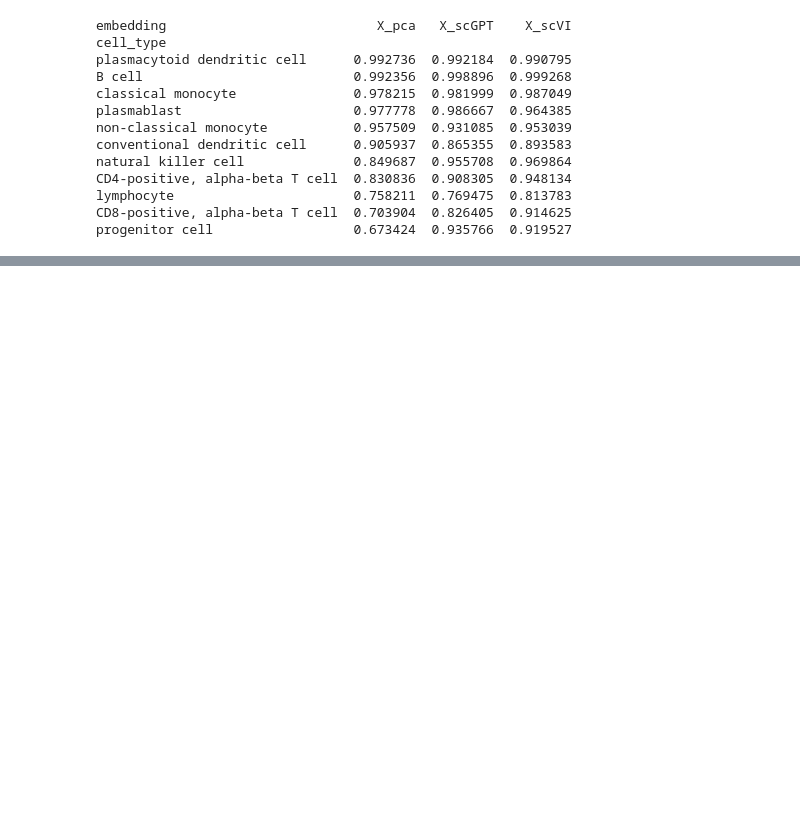
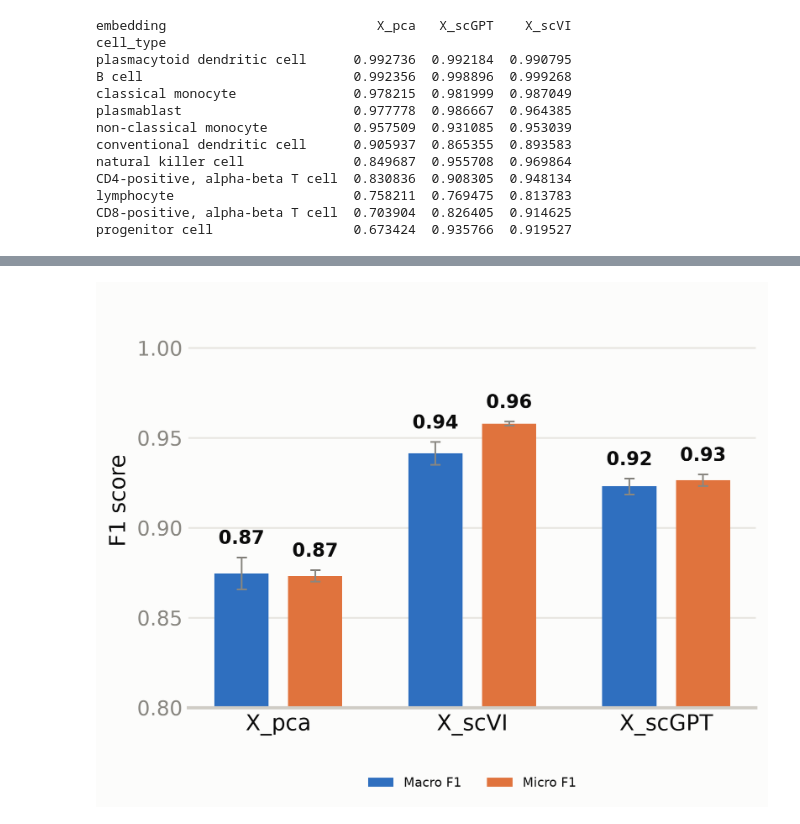
Before and after one commit to Melirie/ramming_lab_code, a Jupyter notebook: 03_inspect_embedded_scgpt.ipynb, the cells around one changed output, grey strips where cells are left out. Cells and saved outputs as stored; diff of their text form; code cells hidden in the pictures; blank space fills up the shorter version.

```diff
--- a/03_inspect_embedded_scgpt.ipynb
+++ b/03_inspect_embedded_scgpt.ipynb
@@ -87,3 +33,7 @@ def scib_eval(adata, batch_key, cell_type_key, embed_key):
+# %%
+# --- output location ---
+plots_dir = Path("./plots")
+plots_dir.mkdir(exist_ok=True)
 # %%
 adata = sc.read_h5ad("data/adata_embedded.h5ad")
 X = adata.X.toarray() if hasattr(adata.X, "toarray") else adata.X
@@ -659 +208,81 @@ for rep in embeddings:
+# %%
+# --- style constants ---
+SURFACE = "#fcfcfb"
+COLOR_TEXT_PRIMARY = "#0b0b0b"
+COLOR_TEXT_MUTED = "#898781"
+COLOR_GRID = "#e6e4df"
+COLOR_AXIS = "#cfccc5"
+COLOR_MACRO = "#2f6fbf"   # blue
+COLOR_MICRO = "#e0733d"   # orange
+
+
+# --- data ---
+embeddings = list(summary_df.index)   # ["X_pca", "X_scVI", "X_scGPT"]
+x = np.arange(len(embeddings))
+bar_w, gap = 0.28, 0.10
+
+
+def _annotate_bars(ax, bars, errs):
+    """Print each bar's height above its error whisker."""
+    for rect, err in zip(bars, errs):
+        h = rect.get_height()
+        ax.text(
+            rect.get_x() + rect.get_width() / 2, h + err + 0.005,
+            f"{h:.2f}", ha="center", va="bottom",
+            fontsize=11, fontweight="bold", color=COLOR_TEXT_PRIMARY,
+        )
+
+
+# --- figure ---
+fig, ax = plt.subplots(figsize=(6, 4.4), dpi=300)
+fig.patch.set_facecolor(SURFACE)
+ax.set_facecolor(SURFACE)
+
+bars_macro = ax.bar(
+    x - (bar_w + gap) / 2, summary_df["macro_f1_mean"], width=bar_w,
+    yerr=summary_df["macro_f1_std"], capsize=3,
+    color=COLOR_MACRO, edgecolor="none",
+    error_kw=dict(ecolor=COLOR_TEXT_MUTED, elinewidth=1, capthick=1),
+    label="Macro F1",
+)
+bars_micro = ax.bar(
+    x + (bar_w + gap) / 2, summary_df["accuracy_mean"], width=bar_w,
+    yerr=summary_df["accuracy_std"], capsize=3,
+    color=COLOR_MICRO, edgecolor="none",
+    error_kw=dict(ecolor=COLOR_TEXT_MUTED, elinewidth=1, capthick=1),
+    label="Micro F1",
+)
+
+_annotate_bars(ax, bars_macro, summary_df["macro_f1_std"])
+_annotate_bars(ax, bars_micro, summary_df["accuracy_std"])
+
+# --- styling ---
+ax.yaxis.grid(True, color=COLOR_GRID, linewidth=1)
+ax.set_axisbelow(True)
+for spine in ("top", "right", "left"):
+    ax.spines[spine].set_visible(False)
+ax.spines["bottom"].set_color(COLOR_AXIS)
+
+ax.set_xticks(x)
+ax.set_xticklabels(embeddings, color=COLOR_TEXT_PRIMARY, fontsize=13)
+
+ax.set_ylim(0.8, 1.03)
+ax.yaxis.set_major_locator(mticker.MultipleLocator(0.05))
+ax.tick_params(axis="y", colors=COLOR_TEXT_MUTED, length=0, labelsize=12)
+ax.tick_params(axis="x", length=0)
+ax.set_ylabel("F1 score", color=COLOR_TEXT_PRIMARY, fontsize=13)
+
+ax.legend(
+    frameon=False, loc="upper center", bbox_to_anchor=(0.5, -0.14),
+    ncol=2, fontsize=7.5, labelcolor=COLOR_TEXT_PRIMARY,
+)
+
+# --- save ---
+fig.savefig(
+    plots_dir / "embedding_f1_barplot.png",
+    facecolor=fig.get_facecolor(), bbox_inches="tight",
+)
+plt.show()
+# %% [output]
+[figure, added]
 # %%
```
Also changed, not shown: parts of 19 cells of this notebook, 2 other files.
